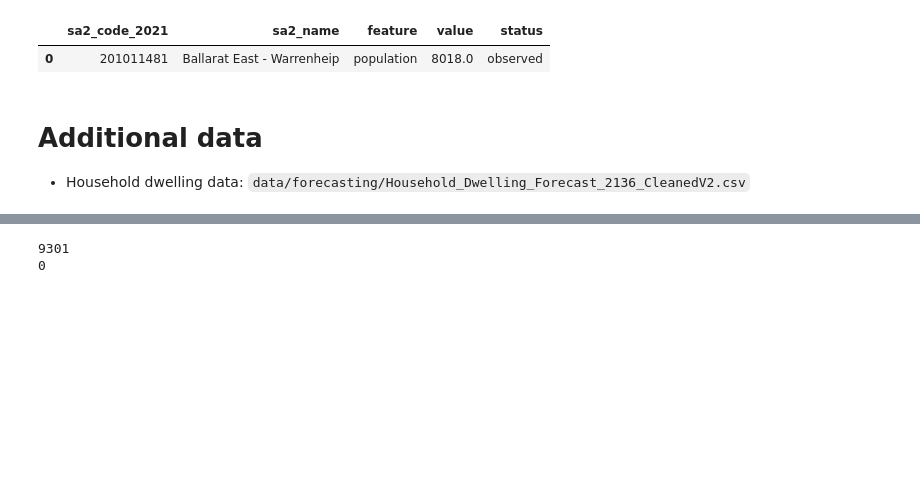
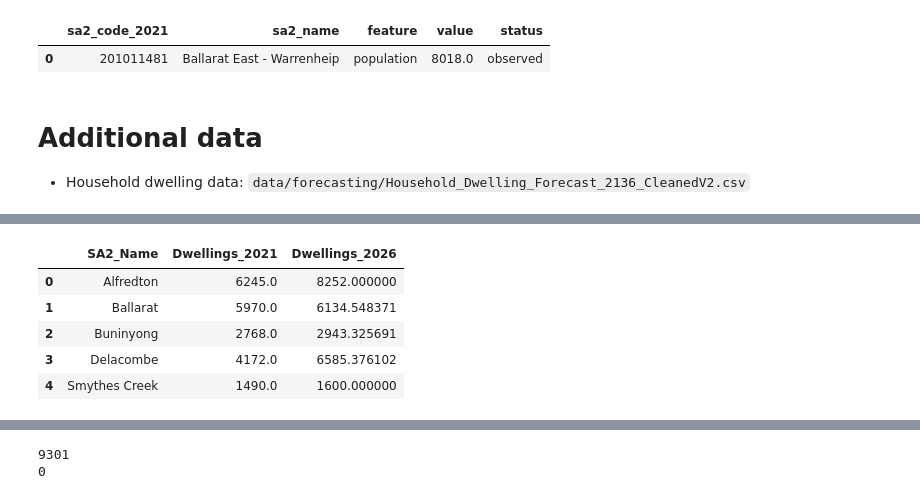
Before and after one commit to Aditya048/real-estate-industry-project, a Jupyter notebook: modelling/rfr.ipynb, the cells around one changed output, grey strips where cells are left out. Saved outputs shown, nothing was run; the diff lists cells and outputs as text; code cells hidden in the pictures; blank space fills up the shorter version.

```diff
--- a/modelling/rfr.ipynb
+++ b/modelling/rfr.ipynb
@@ -47,3 +45,15 @@ dwellings_data.head()
+# %%
+dwellings_data = pd.read_csv('../data_to_use/forecasting/Household_Dwelling_Forecast_2136_CleanedV2.csv')
+cols_to_keep = ['SA2_Name', 'Dwellings_2021', 'Dwellings_2026']
+dwellings_data = dwellings_data[cols_to_keep]
+dwellings_data.head()
+# %% [output]
+|  | SA2_Name | Dwellings_2021 | Dwellings_2026 |
+| 0 | Alfredton | 6245.0 | 8252.000000 |
+| 1 | Ballarat | 5970.0 | 6134.548371 |
+| 2 | Buninyong | 2768.0 | 2943.325691 |
+| 3 | Delacombe | 4172.0 | 6585.376102 |
+| 4 | Smythes Creek | 1490.0 | 1600.000000 |
 # %%
 import geopandas as gpd
 from shapely.geometry import Point
```
Also changed, not shown: parts of 20 cells of this notebook.
